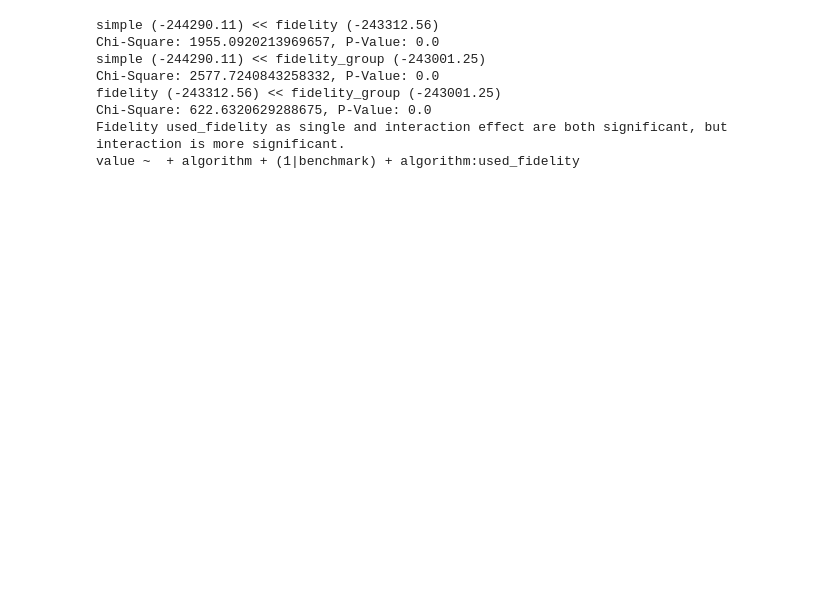
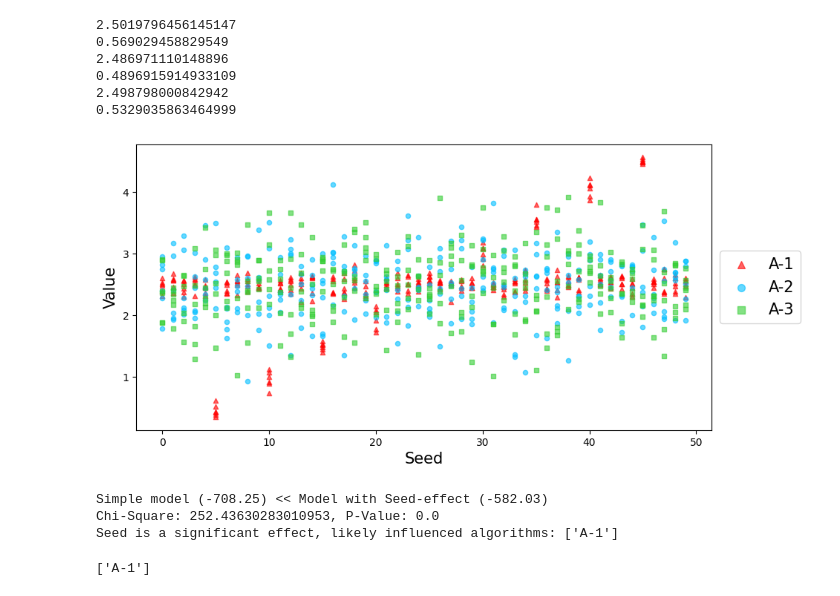
Before and after one commit to automl-private/significance_analysis, a Jupyter notebook: Thesis/model_builder.ipynb, the cells around one changed output. Saved outputs shown, nothing was run; the diff lists cells and outputs as text; code cells hidden in the pictures; blank space fills up the shorter version.

```diff
--- a/Thesis/model_builder.ipynb
+++ b/Thesis/model_builder.ipynb
@@ -38,0 +57,22 @@ value_by_budget_df["value"] = value_by_budget_df.apply(lambda row:np.random.norm
+# %%
+
+color={"A-1":"red","A-2":"deepskyblue","A-3":"limegreen"}
+marker={"A-1":"^","A-2":"o","A-3":"s"}
+fig=plt.figure(figsize=(8,3))
+fig.supxlabel('Seed',y=-0.1)
+fig.supylabel('Value',x=0.05)
+gs = fig.add_gridspec(1,3, wspace=0)
+axs = gs.subplots(sharey=True)
+for b_n,benchmark in enumerate(["B-0","B-1","B-2"]):
+    bench_df=benchmark_df.loc[benchmark_df["benchmark"]==benchmark]
+    for algo in ["A-1","A-2","A-3"]:
+        axs[b_n].scatter(x=bench_df.loc[bench_df["algorithm"]==algo]["seed"].astype(int),y=bench_df.loc[bench_df["algorithm"]==algo]["value"],label=algo,color=color[algo],s=6,alpha=0.5,marker=marker[algo])
+    plt.sca(axs[b_n])
+    plt.xlabel(f"Benchmark {benchmark}")
+    plt.xticks([25,50])
+
+legend=plt.legend(loc='center left', bbox_to_anchor=(1, 0.5),
+        fancybox=True, shadow=False, ncol=1, prop={'size': 15})
+for i in range(3):
+    legend.legendHandles[i]._sizes = [50]
+plt.show()
@@ -39,15 +102,31 @@ value_by_budget_df["value"] = value_by_budget_df.apply(lambda row:np.random.norm
+# %%
+color={"A-1":"red","A-2":"deepskyblue","A-3":"limegreen"}
+marker={"A-1":"^","A-2":"o","A-3":"s"}
+plt.figure(figsize=(10,5))
+for algo in ["A-1","A-2","A-3"]:
+    plt.scatter(x=seed_df.loc[seed_df["algorithm"]==algo]["seed"].astype(int),y=seed_df.loc[seed_df["algorithm"]==algo]["value"],label=algo,color=color[algo],s=20,alpha=0.6,marker=marker[algo])
+    print(np.mean(seed_df.loc[seed_df["algorithm"]==algo]["value"]))
+    print(np.std(seed_df.loc[seed_df["algorithm"]==algo]["value"]))
+plt.xlabel("Seed",fontsize=15)
+plt.ylabel("Value",fontsize=15)
+legend=plt.legend(loc='center left', bbox_to_anchor=(1, 0.5),
+           fancybox=True, shadow=False, ncol=1, prop={'size': 15})
+for i in range(3):
+    legend.legendHandles[i]._sizes = [50]
+plt.show()
+# %% [output]
+2.5019796456145147
+0.569029458829549
+2.486971110148896
+0.4896915914933109
+2.498798000842942
+0.5329035863464999
+[figure, added]
 # %%
-
-
-
-builder=model_builder(fig5_df,system_var="algorithm",benchmark_var="benchmark",fidelities=["used_fidelity"])
-builder.build_model()
+builder=model_builder(seed_df,system_var="algorithm",benchmark_var="benchmark",fidelities=["budget"])
+builder.test_seed_dependency()
 # %% [output]
-simple (-244290.11) << fidelity (-243312.56)
-Chi-Square: 1955.0920213969657, P-Value: 0.0
-simple (-244290.11) << fidelity_group (-243001.25)
-Chi-Square: 2577.7240843258332, P-Value: 0.0
-fidelity (-243312.56) << fidelity_group (-243001.25)
-Chi-Square: 622.6320629288675, P-Value: 0.0
-Fidelity used_fidelity as single and interaction effect are both significant, but interaction is more significant.
-value ~  + algorithm + (1|benchmark) + algorithm:used_fidelity
+Simple model (-708.25) << Model with Seed-effect (-582.03)
+Chi-Square: 252.43630283010953, P-Value: 0.0
+Seed is a significant effect, likely influenced algorithms: ['A-1']
+['A-1']
```
Also changed, not shown: parts of 10 cells of this notebook, 42 other files.
